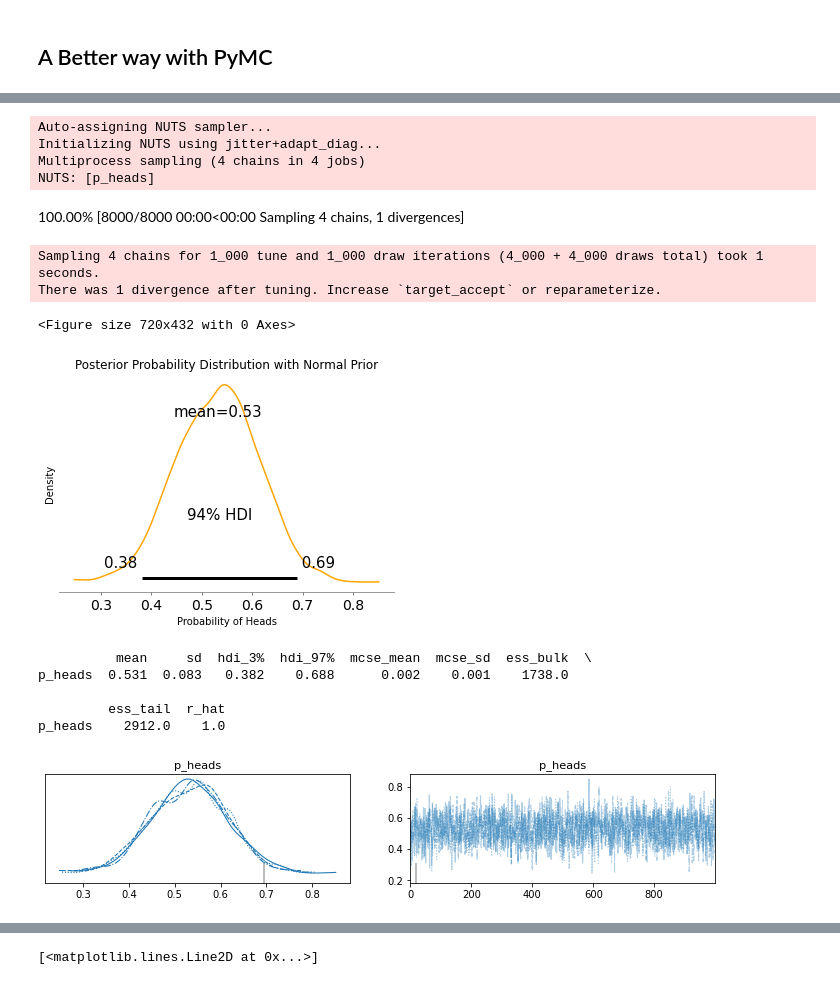
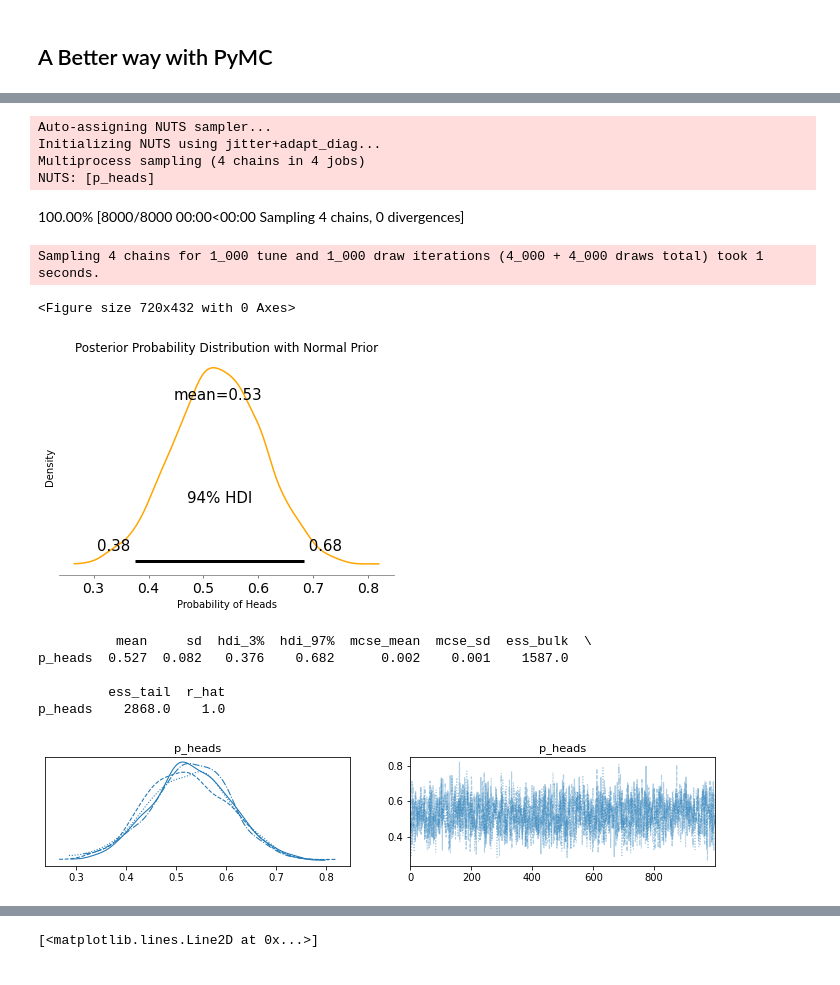
Before and after one commit to michaelremington2/Bayesian_Inference_Workshop, a Jupyter notebook: Bayesian_Workshop.ipynb, the cells around one changed output, grey strips where cells are left out. Cells and saved outputs as stored; diff of their text form; code cells hidden in the pictures.

```diff
--- a/Bayesian_Workshop.ipynb
+++ b/Bayesian_Workshop.ipynb
@@ -105,8 +111,10 @@ with pm.Model() as coin_toss_model:
     prior_beta = 2
     p_heads = pm.Beta('p_heads', alpha=prior_alpha, beta=prior_beta)
 
-    # Likelihood - Bernoulli distribution based on the observed data
-    likelihood = pm.Bernoulli('likelihood', p=p_heads, observed=data)
+    # Likelihood - Binomial distribution based on the observed data
+    n = len(data)  # Number of trials
+    k = sum(data)  # Number of successes (heads)
+    likelihood = pm.Binomial('likelihood', n=n, p=p_heads, observed=k)
 
     # Sample from the posterior distribution using MCMC
     trace = pm.sample(1000, tune=1000, return_inferencedata=True)
@@ -144,35 +150,36 @@ p_heads    2090.0    1.0
 # %%
 # Define the PyMC3 model
 with pm.Model() as coin_toss_model:
     # Prior - Normal distribution parameters
     prior_mu = 0.5   # Mean of the normal distribution
     prior_sigma = 0.1  # Standard deviation of the normal distribution
 
     p_heads = pm.Normal('p_heads', mu=prior_mu, sigma=prior_sigma)
 
-    # Likelihood - Bernoulli distribution based on the observed data
-    likelihood = pm.Bernoulli('likelihood', p=p_heads, observed=data)
+        # Likelihood - Binomial distribution based on the observed data
+    n = len(data)  # Number of trials
+    k = sum(data)  # Number of successes (heads)
+    likelihood = pm.Binomial('likelihood', n=n, p=p_heads, observed=k)
 
     # Sample from the posterior distribution using MCMC
     trace = pm.sample(1000, tune=1000, return_inferencedata=True)
 
 # Plot the posterior distribution
 plt.figure(figsize=(10, 6))
 pm.plot_posterior(trace, var_names=['p_heads'], color='orange')
 plt.xlabel('Probability of Heads')
 plt.ylabel('Density')
 plt.title('Posterior Probability Distribution with Normal Prior')
 plt.show()
 # %% [output]
 Auto-assigning NUTS sampler...
 Initializing NUTS using jitter+adapt_diag...
 Multiprocess sampling (4 chains in 4 jobs)
 NUTS: [p_heads]
-100.00% [8000/8000 00:00<00:00 Sampling 4 chains, 1 divergences]
+100.00% [8000/8000 00:00<00:00 Sampling 4 chains, 0 divergences]
 Sampling 4 chains for 1_000 tune and 1_000 draw iterations (4_000 + 4_000 draws total) took 1 seconds.
-There was 1 divergence after tuning. Increase `target_accept` or reparameterize.
 <Figure size 720x432 with 0 Axes>
-[figure, old version]
+[figure, new version]
 # %%
 summary = pm.summary(trace)
 print(summary)
@@ -180,11 +187,11 @@ pm.traceplot(trace)
 plt.show()
 # %% [output]
           mean     sd  hdi_3%  hdi_97%  mcse_mean  mcse_sd  ess_bulk  \
-p_heads  0.531  0.083   0.382    0.688      0.002    0.001    1738.0
+p_heads  0.527  0.082   0.376    0.682      0.002    0.001    1587.0
 
          ess_tail  r_hat
-p_heads    2912.0    1.0
+p_heads    2868.0    1.0
-[figure, old version]
+[figure, new version]
 # %%
 ### Exploritory Data Analysis
 # Load the Iris dataset from seaborn
```
Also changed, not shown: parts of 9 cells of this notebook.
